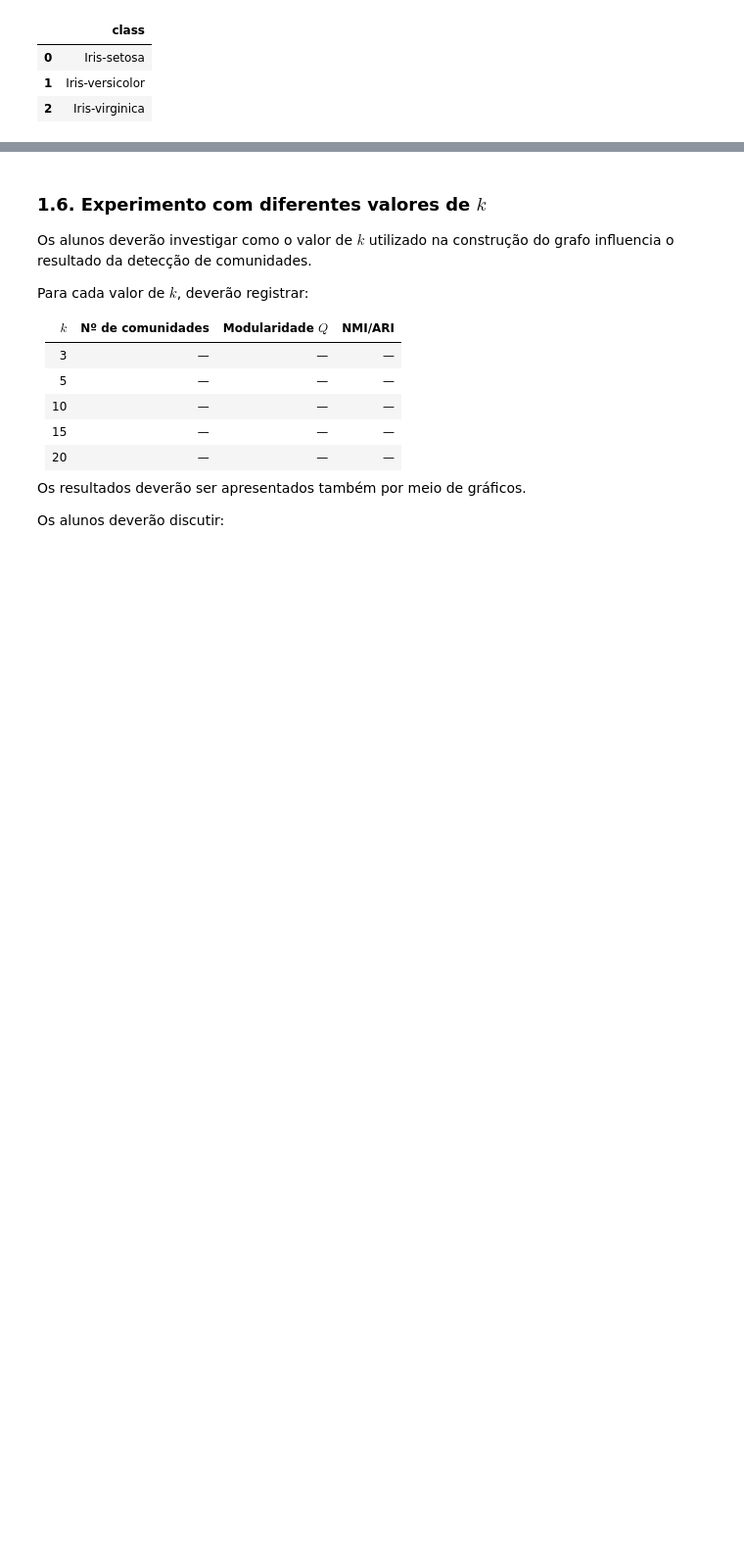
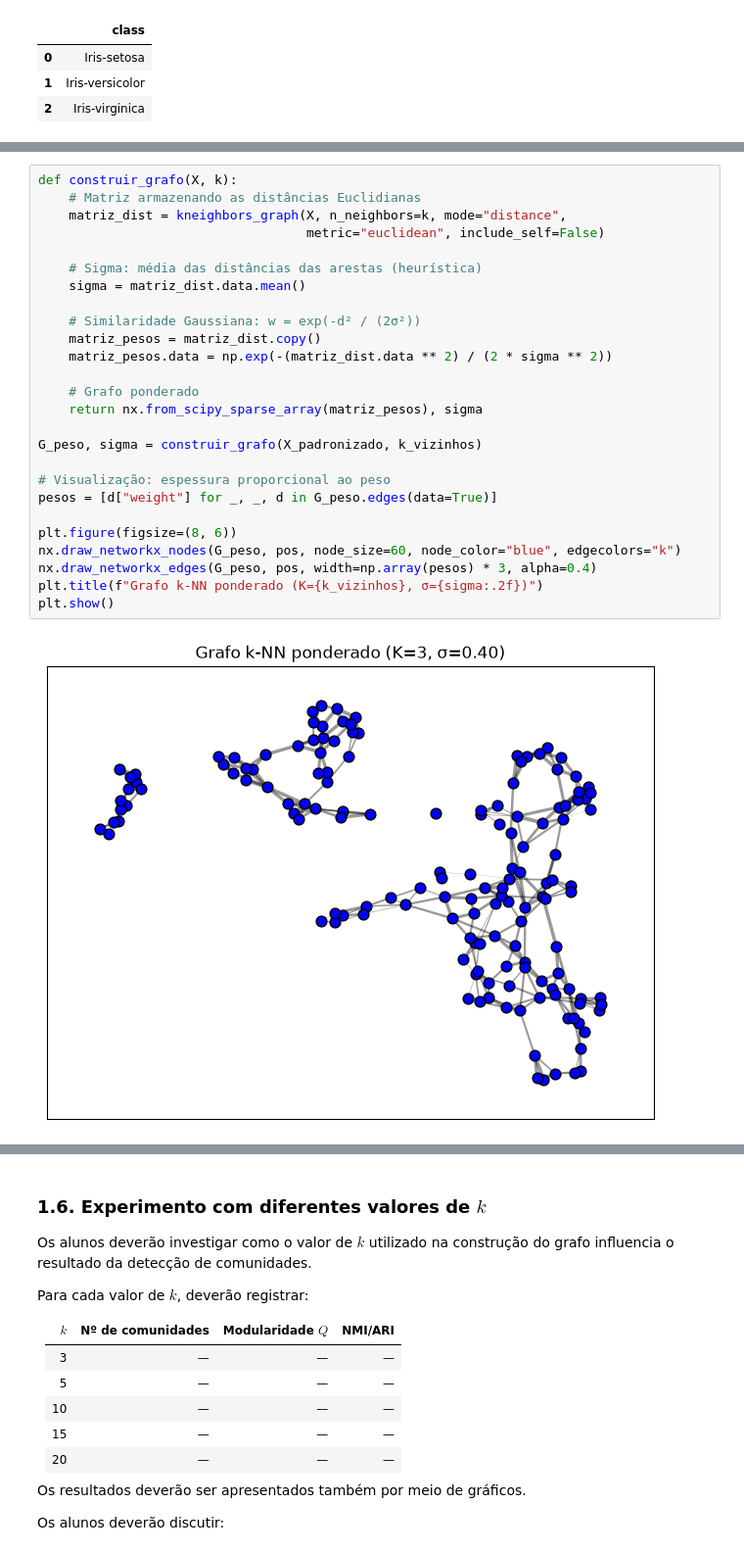
Before and after one commit to milenamonteiro/grafos-trab-2, a Jupyter notebook: proj2.ipynb, the cells around one changed output, grey strips where cells are left out. Shown at 98% size. Drawn from its saved outputs; the diff is of its cells as text; blank space fills up the shorter version.

```diff
--- a/proj2.ipynb
+++ b/proj2.ipynb
@@ -168,3 +317,31 @@ w_{ij} =
 $$
 
 Dessa forma, objetos muito semelhantes terão pesos de conexão maiores.
+# %%
+def construir_grafo(X, k):
+    # Matriz armazenando as distâncias Euclidianas
+    matriz_dist = kneighbors_graph(X, n_neighbors=k, mode="distance",
+                                   metric="euclidean", include_self=False)
+
+    # Sigma: média das distâncias das arestas (heurística)
+    sigma = matriz_dist.data.mean()
+
+    # Similaridade Gaussiana: w = exp(-d² / (2σ²))
+    matriz_pesos = matriz_dist.copy()
+    matriz_pesos.data = np.exp(-(matriz_dist.data ** 2) / (2 * sigma ** 2))
+
+    # Grafo ponderado
+    return nx.from_scipy_sparse_array(matriz_pesos), sigma
+
+G_peso, sigma = construir_grafo(X_padronizado, k_vizinhos)
+
+# Visualização: espessura proporcional ao peso
+pesos = [d["weight"] for _, _, d in G_peso.edges(data=True)]
+
+plt.figure(figsize=(8, 6))
+nx.draw_networkx_nodes(G_peso, pos, node_size=60, node_color="blue", edgecolors="k")
+nx.draw_networkx_edges(G_peso, pos, width=np.array(pesos) * 3, alpha=0.4)
+plt.title(f"Grafo k-NN ponderado (K={k_vizinhos}, σ={sigma:.2f})")
+plt.show()
+# %% [output]
+[figure, added]
```
Also changed, not shown: parts of 48 cells of this notebook, 2 other files.
